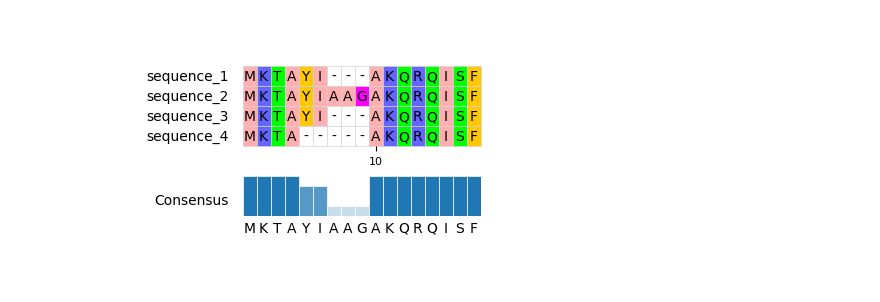
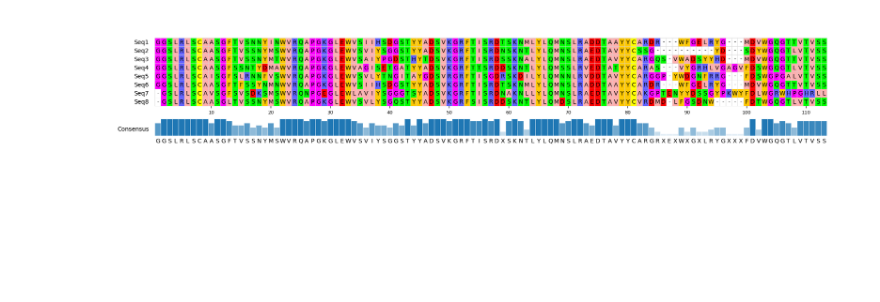
Before and after one commit to openpaul/customPythonBioinfotools, a Jupyter notebook: examples/MSA.ipynb, the cells around one changed output. Cells and saved outputs as stored; diff of their text form; code cells hidden in the pictures; blank space fills up the shorter version.

Commit message:
new msa info and distance matrix example

```diff
--- a/examples/MSA.ipynb
+++ b/examples/MSA.ipynb
@@ -51,15 +0,0 @@ from MSA import msa, plot_msa
-# %%
-# Define some example DNA sequences
-dna_sequences = [
-    "ACGTACGTACGTACGT",
-    "ACGTGGACGTACGAACGT",
-    "ACGTACGTACGGACGT",
-    "ACGATACAGTACGTACGA",
-]
-aa_sequenes = ["MKTAYIAKQRQISF", "MKTAYIAAGAKQRQISF", "MKTAYIAKQRQISF", "MKTAAKQRQISF"]
-
-sequence_ids = ["sequence_1", "sequence_2", "sequence_3", "sequence_4"]
-
-print("Original sequences:")
-for i, seq in enumerate(dna_sequences):
-    print(f"{sequence_ids[i]}: {seq}")
@@ -84,0 +1,11 @@ sequence_4: acgatacagtacgtacga----
+# %%
+import polars as pl
+from cstbioinfo.immune.utils import get_oas
+
+df = get_oas(
+    "https://opig.stats.ox.ac.uk/webapps/ngsdb/unpaired/Bashford_2013/csv/ERR220401_Heavy_Bulk.csv.gz"
+)
+# %%
+v_calls = df.get_column("v_call").unique()
+df = df.filter(pl.col("v_call") == v_calls[0])
+df.shape
@@ -85,15 +39,20 @@ sequence_4: acgatacagtacgtacga----
 # %%
+from cstbioinfo.msa import plot_msa
+
+aa_sequenes = df.get_column("sequence_alignment_aa").to_list()
+sequence_ids = [f"Seq{i + 1}" for i in range(len(aa_sequenes))]
+
 # Create visualization
 mv = plot_msa(
     aa_sequenes,
     seq_ids=sequence_ids,
     title="Protein Sequence Alignment",
     wrap_length=250,
     show_grid=True,
     show_consensus=True,
 )
 
 # Display the plot properly (semicolon suppresses output)
 mv.plotfig();
 # %% [output]
-[figure, old version]
+[figure, new version]
```
Also changed, not shown: parts of 9 cells of this notebook, 1 other file.
